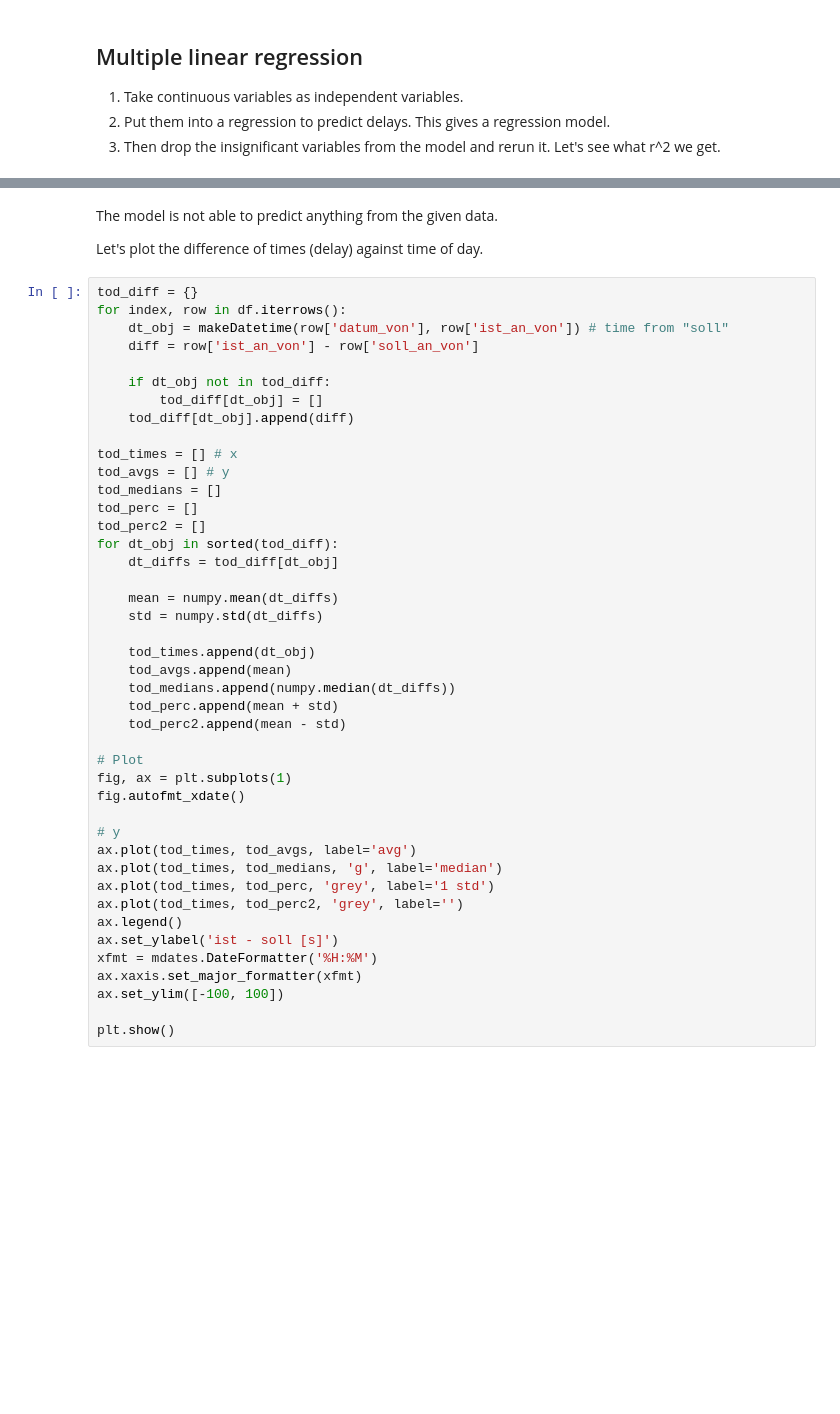
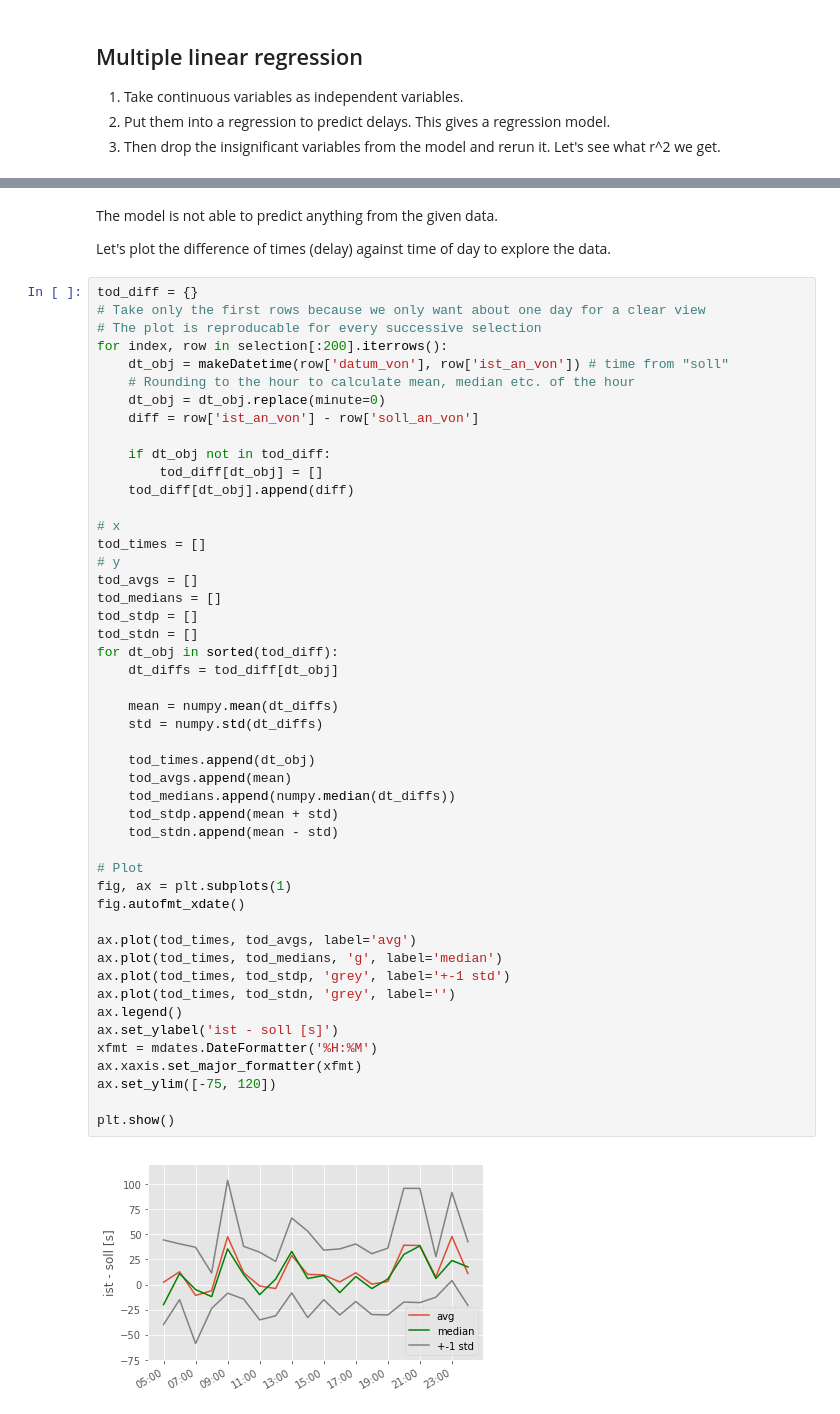
Before and after one commit to fdelia/VBZ-Fahrzeiten, a Jupyter notebook: VBZ Fahrzeiten Prediction.ipynb, the cells around one changed output, grey strips where cells are left out. Cells and saved outputs as stored; diff of their text form; blank space fills up the shorter version.

```diff
--- a/VBZ Fahrzeiten Prediction.ipynb
+++ b/VBZ Fahrzeiten Prediction.ipynb
@@ -146,47 +151,54 @@ Variance score: -0.04
 # %% [markdown]
 The model is not able to predict anything from the given data.
 
-Let's plot the difference of times (delay) against time of day.
+Let's plot the difference of times (delay) against time of day to explore the data.
 # %%
 tod_diff = {}
-for index, row in df.iterrows():
+# Take only the first rows because we only want about one day for a clear view
+# The plot is reproducable for every successive selection
+for index, row in selection[:200].iterrows():
     dt_obj = makeDatetime(row['datum_von'], row['ist_an_von']) # time from "soll"
+    # Rounding to the hour to calculate mean, median etc. of the hour
+    dt_obj = dt_obj.replace(minute=0)
     diff = row['ist_an_von'] - row['soll_an_von']
 
     if dt_obj not in tod_diff:
         tod_diff[dt_obj] = []
     tod_diff[dt_obj].append(diff)
 
-tod_times = [] # x
-tod_avgs = [] # y
+# x
+tod_times = []
+# y
+tod_avgs = []
 tod_medians = []
-tod_perc = []
-tod_perc2 = []
+tod_stdp = []
+tod_stdn = []
 for dt_obj in sorted(tod_diff):
     dt_diffs = tod_diff[dt_obj]
 
     mean = numpy.mean(dt_diffs)
     std = numpy.std(dt_diffs)
 
     tod_times.append(dt_obj)
     tod_avgs.append(mean)
     tod_medians.append(numpy.median(dt_diffs))
-    tod_perc.append(mean + std)
-    tod_perc2.append(mean - std)
+    tod_stdp.append(mean + std)
+    tod_stdn.append(mean - std)
 
 # Plot
 fig, ax = plt.subplots(1)
 fig.autofmt_xdate()
 
-# y
 ax.plot(tod_times, tod_avgs, label='avg')
 ax.plot(tod_times, tod_medians, 'g', label='median')
-ax.plot(tod_times, tod_perc, 'grey', label='1 std')
-ax.plot(tod_times, tod_perc2, 'grey', label='')
+ax.plot(tod_times, tod_stdp, 'grey', label='+-1 std')
+ax.plot(tod_times, tod_stdn, 'grey', label='')
 ax.legend()
 ax.set_ylabel('ist - soll [s]')
 xfmt = mdates.DateFormatter('%H:%M')
 ax.xaxis.set_major_formatter(xfmt)
-ax.set_ylim([-100, 100])
+ax.set_ylim([-75, 120])
 
 plt.show()
+# %% [output]
+[figure, added]
```
Also changed, not shown: parts of 5 cells of this notebook.
